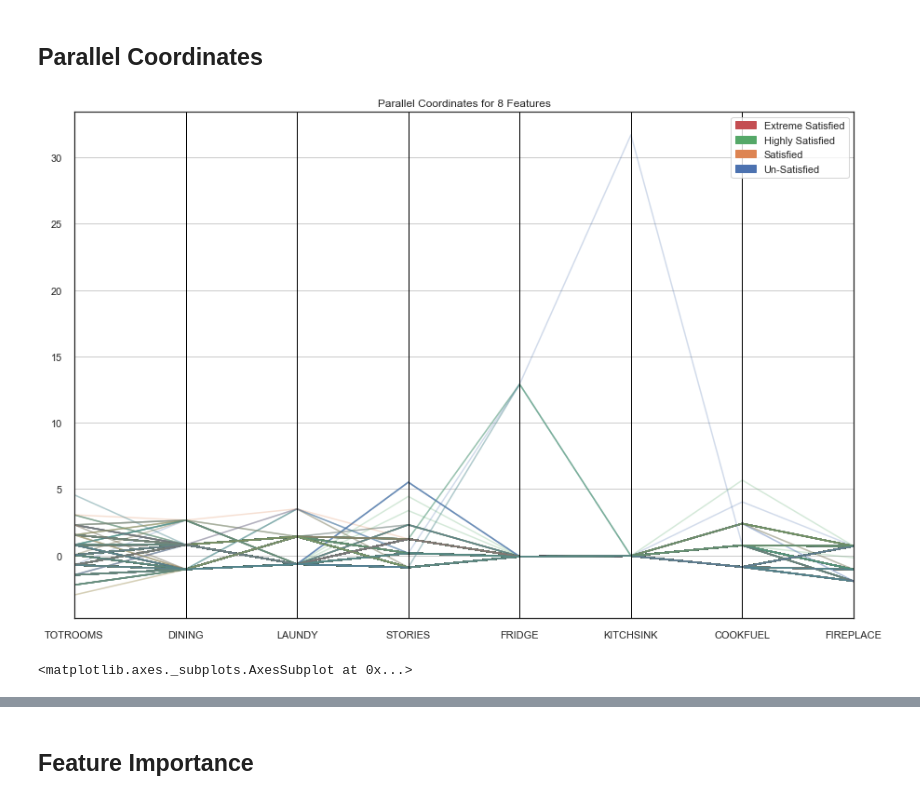
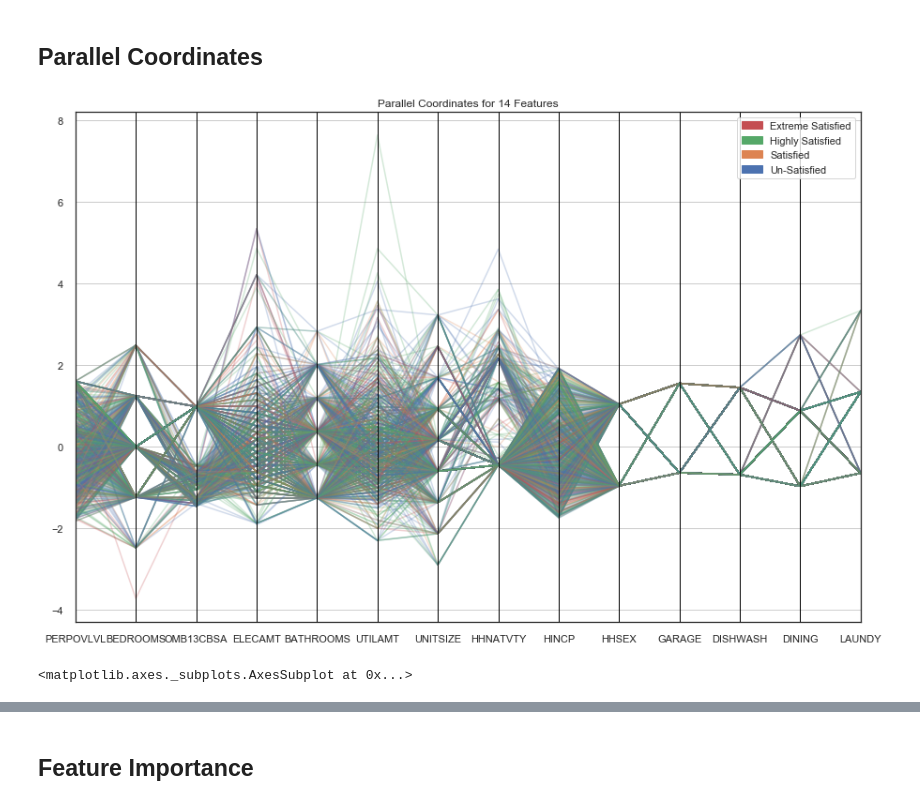
Before and after one commit to georgetown-analytics/First-Home-Recommender, a Jupyter notebook: Household_Full.ipynb, the cells around one changed output, grey strips where cells are left out. Drawn from its saved outputs; the diff is of its cells as text; code cells hidden in the pictures.

```diff
--- a/Household_Full.ipynb
+++ b/Household_Full.ipynb
@@ -366,21 +401,0 @@ NameError: name 'df_search' is not defined
-# %%
-from string import ascii_letters as letters
-sns.set(style="white")
-
-# Compute the correlation matrix
-corr = df_1.corr()
-
-# Generate a mask for the upper triangle
-mask = np.zeros_like(corr, dtype=np.bool)
-mask[np.triu_indices_from(mask)] = True
-
-# Set up the matplotlib figure
-f, ax = plt.subplots(figsize=(11, 9))
-
-# Generate a custom diverging colormap
-cmap = sns.diverging_palette(220, 10, as_cmap=True)
-
-# Draw the heatmap with the mask and correct aspect ratio
-sns.heatmap(corr, mask=mask, cmap=cmap, vmax=.3,
-            square=True, xticklabels=True, yticklabels=True,
-            linewidths=.5, cbar_kws={"shrink": .5}, ax=ax)
@@ -426,6 +437,6 @@ LABEL_MAP = {
 }
 
 # Convert class labels into text
-df['RATINGHS'] = df['RATINGHS'].map(LABEL_MAP)
+y = df['RATINGHS'].map(LABEL_MAP)
 # %%
 #df_sub['RATINGHS'] = df_sub['RATINGHS'].astype(str)
@@ -445,8 +457,11 @@ df['RATINGHS']
 Name: RATINGHS, Length: 20108, dtype: object
 # %%
 # Extract our X and y data
-X = df[['TOTROOMS','DINING', 'LAUNDY', 'STORIES', 'FRIDGE', 'KITCHSINK', 'COOKFUEL', 'FIREPLACE']].values
-#y = df['RATINGHS'].values
+
+X = df[['PERPOVLVL','BEDROOMS','OMB13CBSA','ELECAMT','BATHROOMS',
+       'UTILAMT', 'UNITSIZE', 'HHNATVTY', 'HINCP', 'HHSEX',
+       'GARAGE', 'DISHWASH','DINING', 'LAUNDY']].values
+#y = df['RATINGHS_BIN'].values
 # %% [markdown]
 ### Encode our target variable
 # %%
@@ -462,5 +477,3 @@ array([9, 7, 8, ..., 9, 9, 0])
-# %%
-y = df['RATINGHS']
 # %%
 print(X.shape, y.shape)
 # %% [output]
@@ -475,26 +490,28 @@ print(X.shape, y.shape)
 # %%
 from yellowbrick.features import ParallelCoordinates
 
 # Specify the features of interest and the classes of the target
 features = [
-    'TOTROOMS','DINING', 'LAUNDY', 'STORIES', 'FRIDGE', 'KITCHSINK', 'COOKFUEL', 'FIREPLACE'
+    'PERPOVLVL','BEDROOMS','OMB13CBSA','ELECAMT','BATHROOMS',
+       'UTILAMT', 'UNITSIZE', 'HHNATVTY', 'HINCP', 'HHSEX',
+       'GARAGE', 'DISHWASH','DINING', 'LAUNDY'
 ]
 classes = ["Un-Satisfied", "Satisfied","Highly Satisfied","Extreme Satisfied"]
 
 # Instantiate the visualizer
 visualizer = ParallelCoordinates(
     classes=classes, features=features,
     normalize='standard',
     sample=0.05, shuffle=True, size=(1080, 720)
 )
 
 # Fit the visualizer and display it
 visualizer.fit(X, y)
 visualizer.transform(X)
 
 visualizer.show()
 # %% [output]
-[figure, old version]
+[figure, new version]
 <matplotlib.axes._subplots.AxesSubplot at 0x...>
 # %%
 from yellowbrick.features import ParallelCoordinates
```
Also changed, not shown: parts of 58 cells of this notebook.
